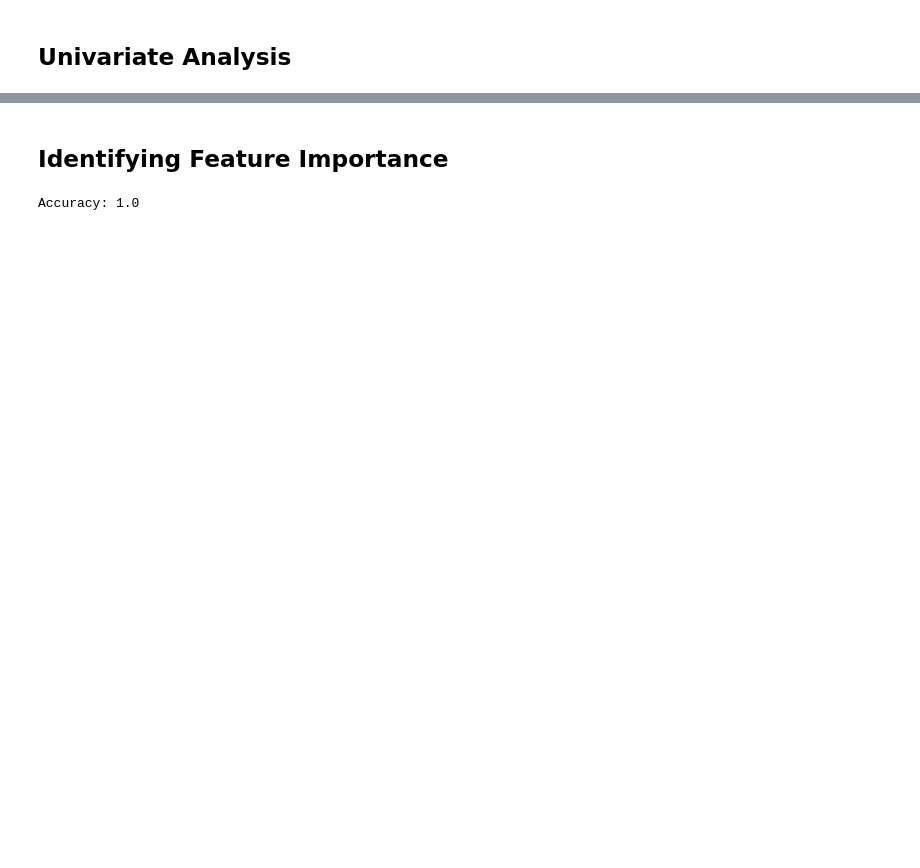
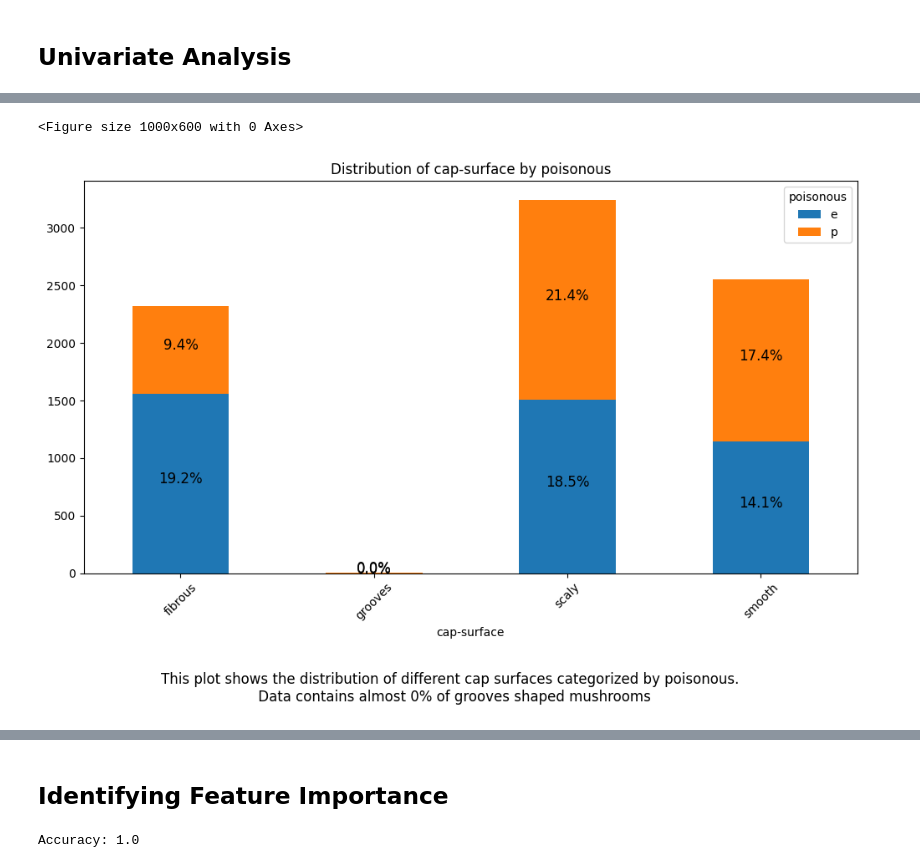
Before and after one commit to MSTC-DA-IICT/Hacktoberfest24-Mushroom-Edibility-Prediction-ML, a Jupyter notebook: Exploratory Data Analysis/Exploratory_data_analysis.ipynb, the cells around one changed output, grey strips where cells are left out. Drawn from its saved outputs; the diff is of its cells as text; code cells hidden in the pictures; blank space fills up the shorter version.

```diff
--- a/Exploratory Data Analysis/Exploratory_data_analysis.ipynb
+++ b/Exploratory Data Analysis/Exploratory_data_analysis.ipynb
@@ -131,0 +115,23 @@ for column in df.columns[:-1]:  # excluding the target column
+# %%
+plt.figure(figsize=(10, 6))
+
+grouped_data = df.groupby(['cap-surface', 'poisonous']).size().unstack(fill_value=0)
+
+ax = grouped_data.plot(kind='bar', stacked=True, figsize=(10, 6), color=['#1f77b4', '#ff7f0e'])
+
+plt.title('Distribution of cap-surface by poisonous')
+plt.xticks(rotation=45)
+
+total = len(df)
+
+for p in ax.patches:
+    height = p.get_height()
+    ax.text(p.get_x() + p.get_width() / 2, p.get_y() + height / 2, f'{100 * height / total:.1f}%', ha='center', fontsize=12)
+
+plt.figtext(0.5, -0.1, 'This plot shows the distribution of different cap surfaces categorized by poisonous. \n Data contains almost 0% of grooves shaped mushrooms', ha='center', fontsize=12)
+
+plt.tight_layout()
+plt.show()
+# %% [output]
+<Figure size 1000x600 with 0 Axes>
+[figure, added]
```
Also changed, not shown: parts of 14 cells of this notebook.
